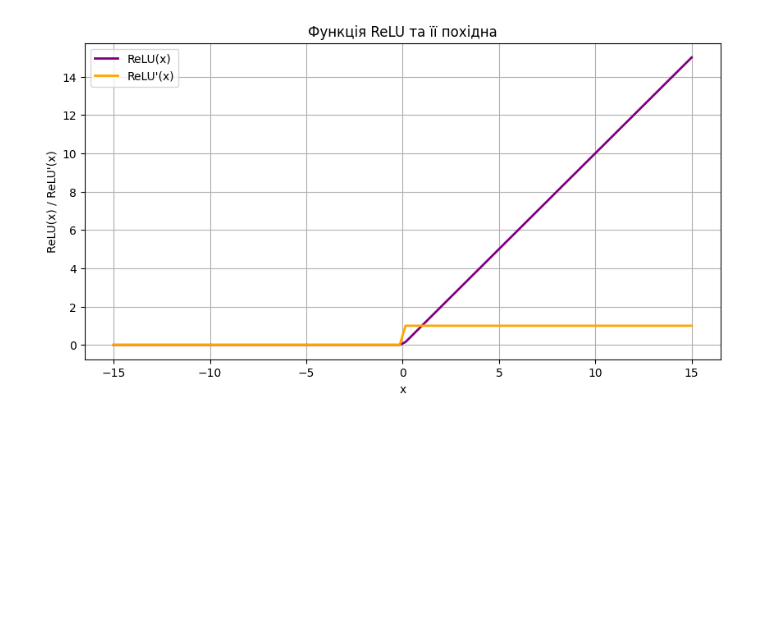
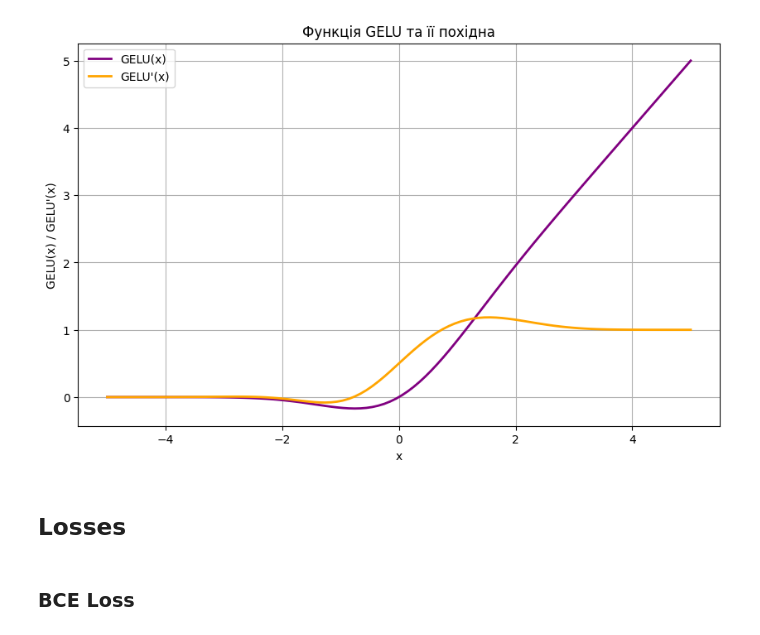
Before and after one commit to Dmytro04062004/DataVisualisation, a Jupyter notebook: lab1.ipynb, the cells around one changed output. Drawn from its saved outputs; the diff is of its cells as text; code cells hidden in the pictures; blank space fills up the shorter version.

```diff
--- a/lab1.ipynb
+++ b/lab1.ipynb
@@ -103,28 +120,29 @@ plt.show()
+# %%
+def gelu(x):
+    return 0.5 * x * (1 + np.tanh(np.sqrt(2 / np.pi) * (x + 0.044715 * x**3)))
+
+def gelu_derivative(x):
+    cdf_derivative = norm.pdf(x) + x * norm.pdf(x) * (1 - norm.cdf(x)**2)
+    return 0.5 * (1 + np.tanh(np.sqrt(2 / np.pi) * (x + 0.044715 * x**3))) + 0.5 * x * (1 - np.tanh(np.sqrt(2 / np.pi) * (x + 0.044715 * x**3))**2) * (np.sqrt(2 / np.pi) * (1 + 0.134145 * x**2) + x * (2 * 0.044715 * x**2))
 # %%
-import numpy as np
-import matplotlib.pyplot as plt
+x_values = np.linspace(-5, 5, 100)
 
-def rectified_linear_unit(x):
-    return np.maximum(0, x)
+gelu_values = gelu(x_values)
+gelu_derivative_values = gelu_derivative(x_values)
 
-def rectified_linear_unit_derivative(x):
-    return np.where(x <= 0, 0, 1)
-
-x_values = np.linspace(-15, 15, 100)
-
-
-relu_values = rectified_linear_unit(x_values)
-relu_derivative_values = rectified_linear_unit_derivative(x_values)
-
-plt.figure(figsize=(10, 5))
-plt.plot(x_values, relu_values, label='ReLU(x)', color='purple', linewidth=2)
-plt.plot(x_values, relu_derivative_values, label="ReLU'(x)", color='orange', linewidth=2)
-plt.title('Функція ReLU та її похідна')
+plt.figure(figsize=(10, 6))
+plt.plot(x_values, gelu_values, label='GELU(x)', color='purple', linewidth=2)
+plt.plot(x_values, gelu_derivative_values, label="GELU'(x)", color='orange',  linewidth=2)
+plt.title('Функція GELU та її похідна')
 plt.xlabel('x')
-plt.ylabel('ReLU(x) / ReLU\'(x)')
+plt.ylabel('GELU(x) / GELU\'(x)')
 plt.grid(True)
 plt.legend()
 
 plt.show()
 # %% [output]
-[figure, old version]
+[figure, new version]
+# %% [markdown]
+## Losses
+# %% [markdown]
+### BCE Loss
```
Also changed, not shown: parts of 25 cells of this notebook.
